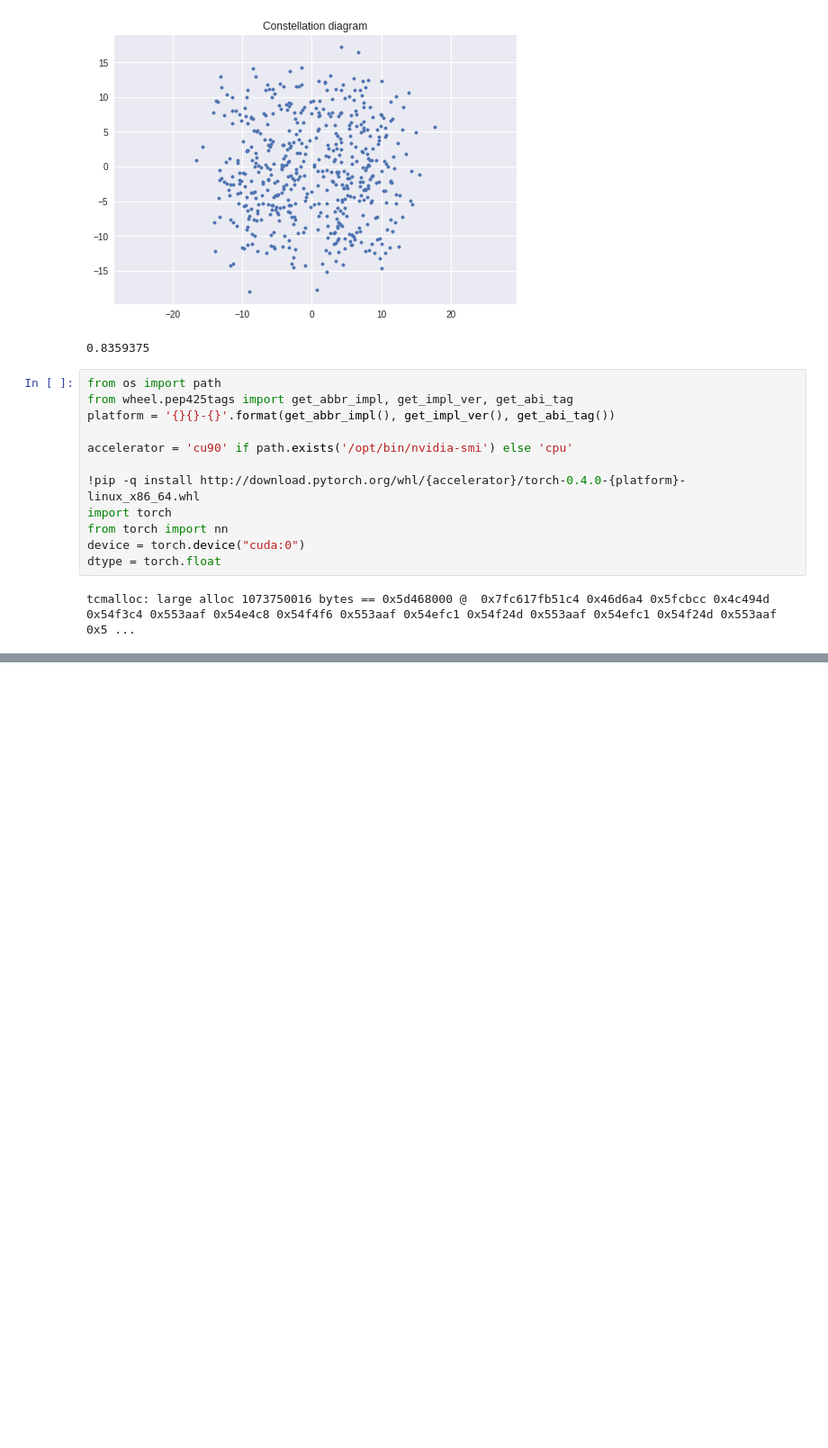
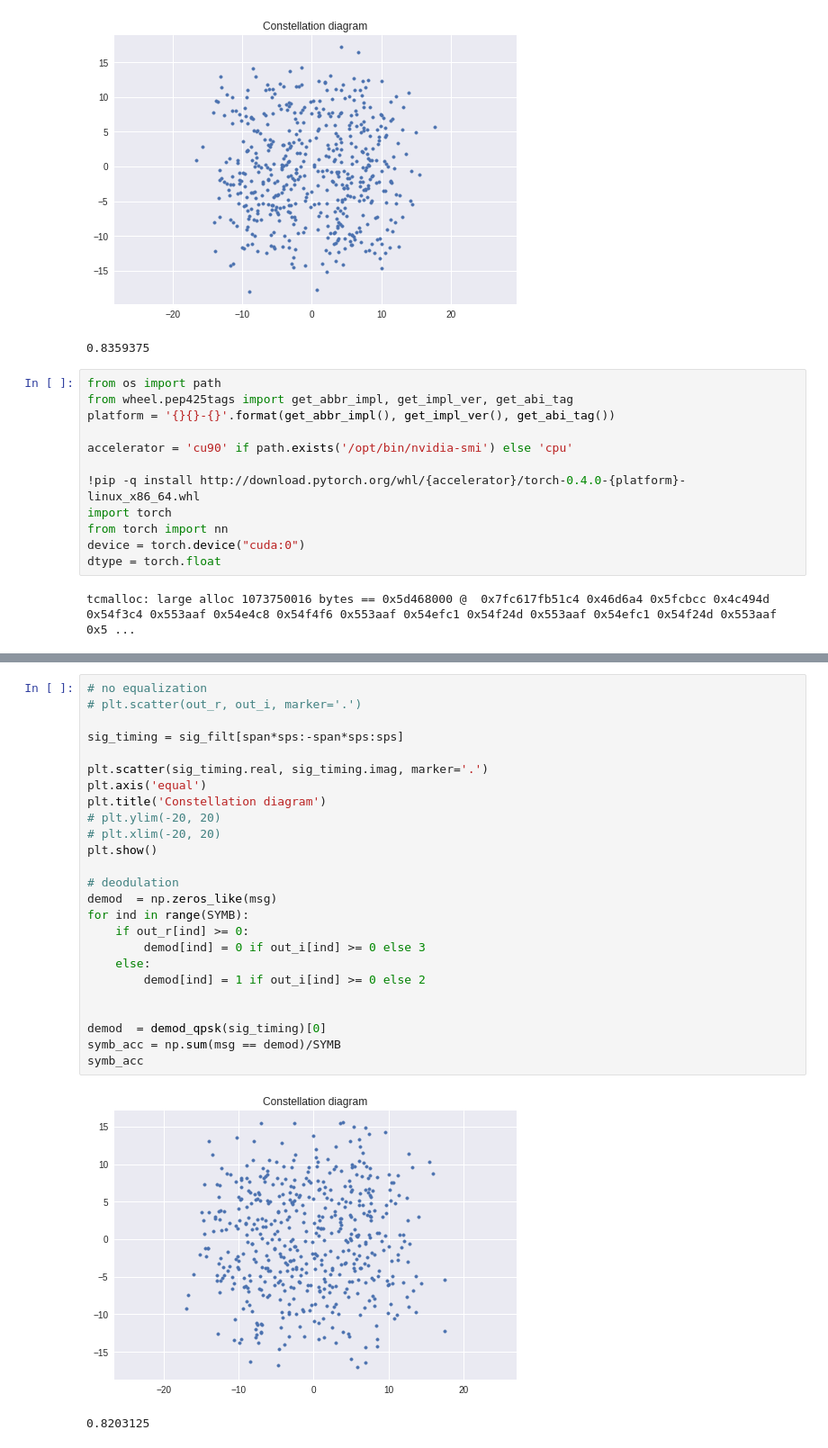
Before and after one commit to planewave/coherent_receiver_with_CNN, a Jupyter notebook: equalization.ipynb, the cells around one changed output, grey strips where cells are left out. Shown: that part at 90% size. Drawn from its saved outputs; the diff is of its cells as text; blank space fills up the shorter version.

```diff
--- a/equalization.ipynb
+++ b/equalization.ipynb
@@ -246,0 +272,28 @@ symb_acc
+# %%
+# no equalization
+# plt.scatter(out_r, out_i, marker='.')
+
+sig_timing = sig_filt[span*sps:-span*sps:sps]
+
+plt.scatter(sig_timing.real, sig_timing.imag, marker='.')
+plt.axis('equal')
+plt.title('Constellation diagram')
+# plt.ylim(-20, 20)
+# plt.xlim(-20, 20)
+plt.show()
+
+# deodulation
+demod  = np.zeros_like(msg)
+for ind in range(SYMB):
+    if out_r[ind] >= 0:
+        demod[ind] = 0 if out_i[ind] >= 0 else 3
+    else:
+        demod[ind] = 1 if out_i[ind] >= 0 else 2
+
+
+demod  = demod_qpsk(sig_timing)[0]
+symb_acc = np.sum(msg == demod)/SYMB
+symb_acc
+# %% [output]
+[figure, added]
+0.8203125
```
Also changed, not shown: parts of 4 cells of this notebook.
